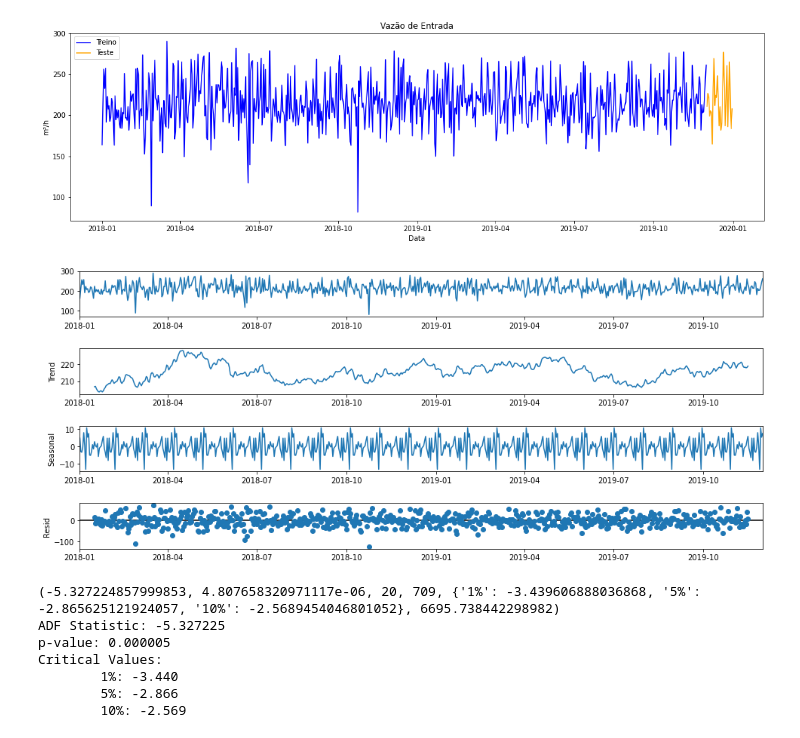
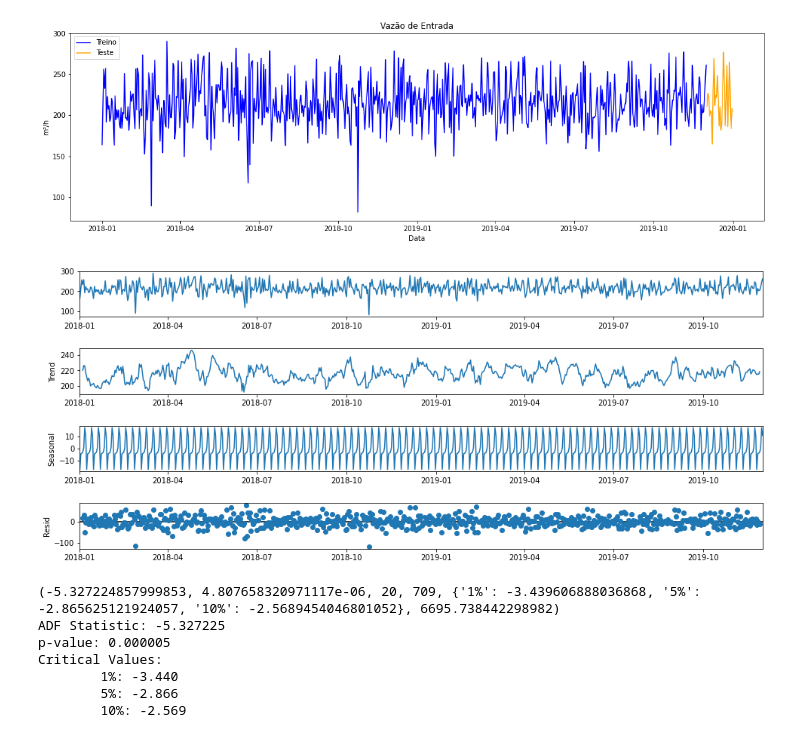
Before and after one commit to MarceloAvanzi/Time-Series-Forecast, a Jupyter notebook: ARIMA_FT01.ipynb, the cells around one changed output. Drawn from its saved outputs; the diff is of its cells as text; code cells hidden in the pictures.

```diff
--- a/ARIMA_FT01.ipynb
+++ b/ARIMA_FT01.ipynb
@@ -45,11 +46,11 @@ plt.show()
 [figure]
 # %%
 #Verificando Residuais, Sazonalidade e Tendencias
-result = seasonal_decompose(train, freq=30)
+result = seasonal_decompose(train)
 fig = result.plot()
 fig.set_size_inches(15,6)
 # %% [output]
-[figure, old version]
+[figure, new version]
 # %%
 #Verificando atraves de Dickey Fuller a estacionariedade
 X = df.values
```
Also changed, not shown: parts of 6 cells of this notebook, 4 other files.
